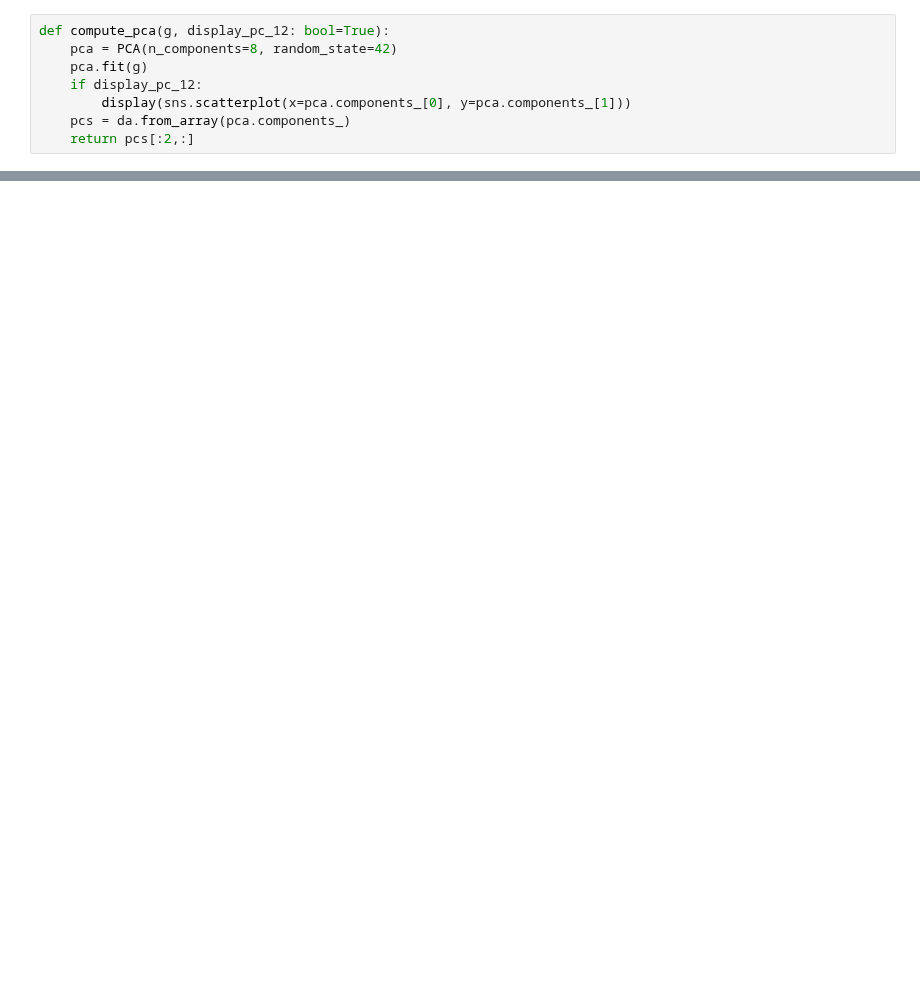
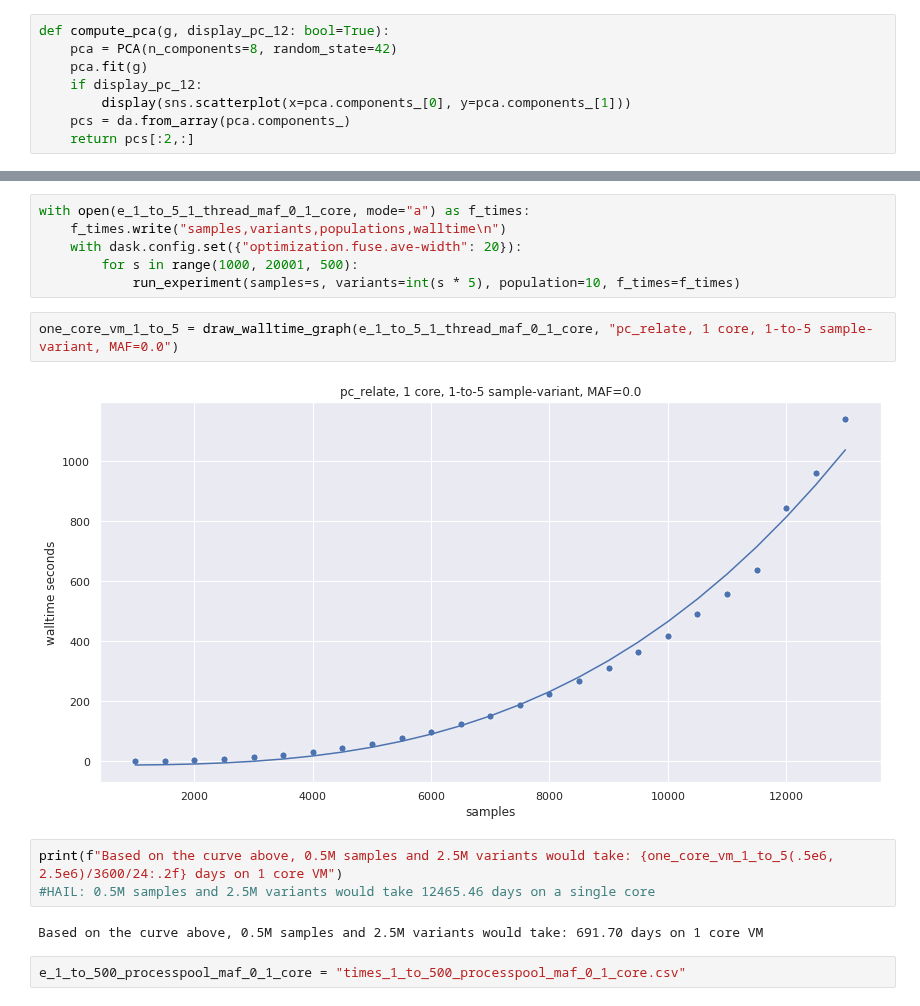
Before and after one commit to related-sciences/gwas-analysis, a Jupyter notebook: notebooks/platform/xarray/pc_relate/pc_relate_dask_benchmark.ipynb, the cells around one changed output, grey strips where cells are left out. Drawn from its saved outputs; the diff is of its cells as text; blank space fills up the shorter version.

```diff
--- a/notebooks/platform/xarray/pc_relate/pc_relate_dask_benchmark.ipynb
+++ b/notebooks/platform/xarray/pc_relate/pc_relate_dask_benchmark.ipynb
@@ -109,0 +165,17 @@ p.legend(["block_size=samples", "block_size=2cores", "block_size=3cores", "block
+# %%
+with open(e_1_to_5_1_thread_maf_0_1_core, mode="a") as f_times:
+    f_times.write("samples,variants,populations,walltime\n")
+    with dask.config.set({"optimization.fuse.ave-width": 20}):
+        for s in range(1000, 20001, 500):
+            run_experiment(samples=s, variants=int(s * 5), population=10, f_times=f_times)
+# %%
+one_core_vm_1_to_5 = draw_walltime_graph(e_1_to_5_1_thread_maf_0_1_core, "pc_relate, 1 core, 1-to-5 sample-variant, MAF=0.0")
+# %% [output]
+[figure, added]
+# %%
+print(f"Based on the curve above, 0.5M samples and 2.5M variants would take: {one_core_vm_1_to_5(.5e6, 2.5e6)/3600/24:.2f} days on 1 core VM")
+#HAIL: 0.5M samples and 2.5M variants would take 12465.46 days on a single core
+# %% [output]
+Based on the curve above, 0.5M samples and 2.5M variants would take: 691.70 days on 1 core VM
+# %%
+e_1_to_500_processpool_maf_0_1_core = "times_1_to_500_processpool_maf_0_1_core.csv"
```
Also changed, not shown: parts of 42 cells of this notebook, 12 other files.
